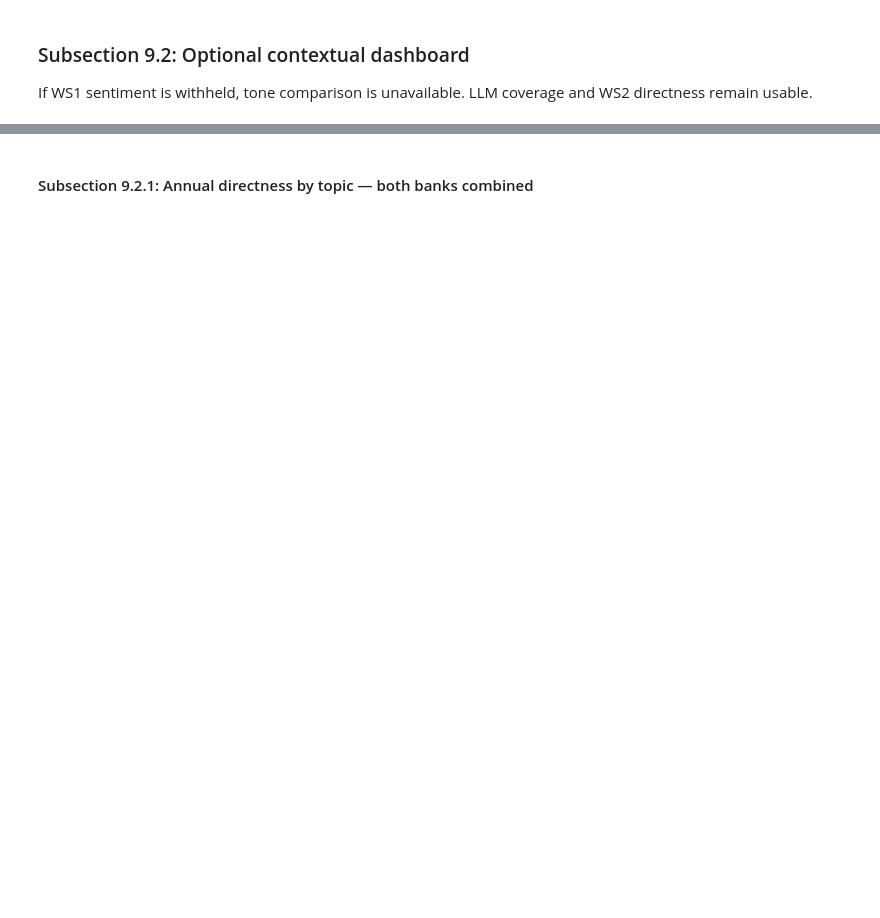
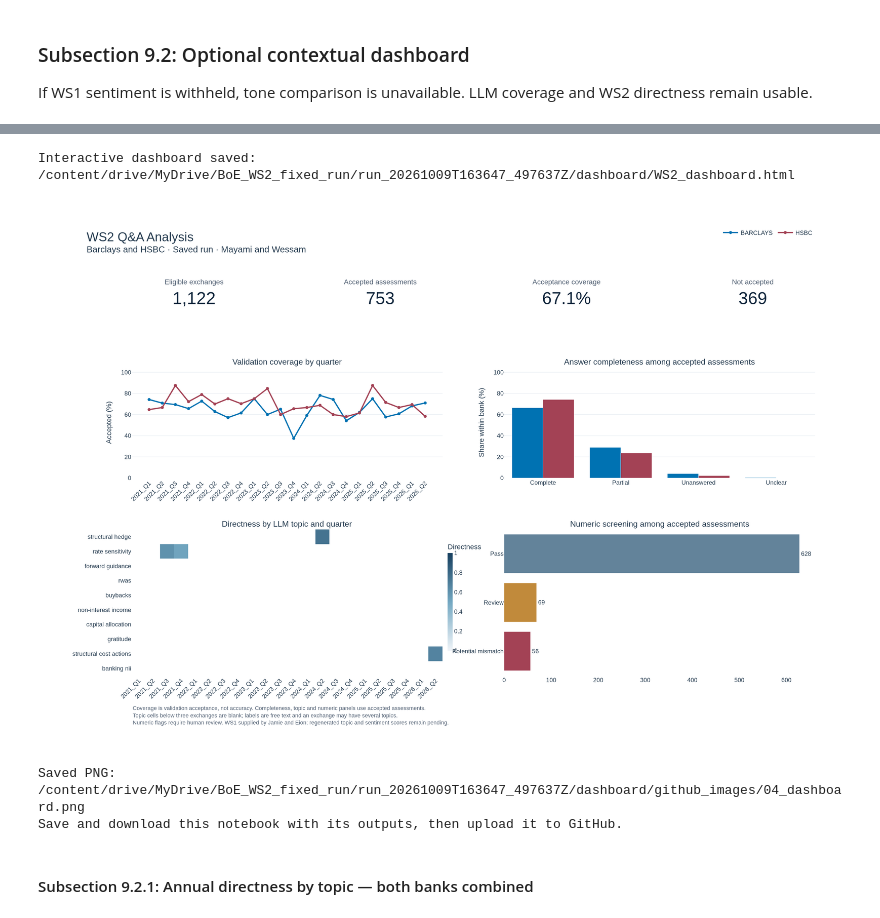
Before and after one commit to Jintoski/CAM_DS_BOE_Team1, a Jupyter notebook: Team1_CAM_EP_Assignment3_notebook_3_llm_signals.ipynb, the cells around one changed output, grey strips where cells are left out. Saved outputs shown, nothing was run; the diff lists cells and outputs as text; code cells hidden in the pictures; blank space fills up the shorter version.

```diff
--- a/Team1_CAM_EP_Assignment3_notebook_3_llm_signals.ipynb
+++ b/Team1_CAM_EP_Assignment3_notebook_3_llm_signals.ipynb
@@ -4307,0 +4478,72 @@ Interactive dashboard saved: /content/drive/MyDrive/BoE_WS2_fixed_run/run_202610
+# %%
+# Subsection 9.2: Original WS2 dashboard with an embedded PNG for GitHub.
+# Uses saved results; no GPU or LLM inference is required.
+
+from pathlib import Path
+from IPython.display import Image, display
+
+if "features" not in globals() or "results" not in globals():
+    raise RuntimeError("Run Subsection 8.6 to load saved results first.")
+
+if "show_dashboard" not in globals():
+    raise RuntimeError(
+        "Run the dashboard definition cell in Subsection 7.3 first."
+    )
+
+# Display the original interactive dashboard.
+dashboard = show_dashboard(
+    features,
+    output_dir=results["output_dir"],
+)
+
+# First try automatic PNG export.
+try:
+    png_bytes = dashboard.to_image(
+        format="png",
+        width=1600,
+        height=1080,
+        scale=2,
+    )
+except Exception as export_error:
+    print("Automatic PNG export failed:", str(export_error)[:300])
+    print(
+        "\nUse the camera icon at the top-right of the dashboard "
+        "above to download its PNG.\n"
+        "Then select that downloaded PNG using the upload button below."
+    )
+
+    # Browser-based camera export avoids the failing Chrome dependency.
+    from google.colab import files
+    uploaded = files.upload()
+
+    png_files = [
+        (name, content)
+        for name, content in uploaded.items()
+        if content.startswith(b"\x89PNG\r\n\x1a\n")
+    ]
+
+    if len(png_files) != 1:
+        raise ValueError(
+            "Please upload exactly one PNG: the original WS2 dashboard."
+        )
+
+    _, png_bytes = png_files[0]
+
+# Save a repository-ready copy.
+image_folder = (
+    Path(results["output_dir"]) / "dashboard" / "github_images"
+)
+image_folder.mkdir(parents=True, exist_ok=True)
+
+png_path = image_folder / "04_dashboard.png"
+png_path.write_bytes(png_bytes)
+
+# Embed image bytes, rather than a Drive link, in the notebook output.
+display(Image(data=png_bytes, width=1100))
+
+print("Saved PNG:", png_path)
+print(
+    "Save and download this notebook with its outputs, "
+    "then upload it to GitHub."
+)
+# %% [output]
@@ -4308,3 +4551,7 @@ Interactive dashboard saved: /content/drive/MyDrive/BoE_WS2_fixed_run/run_202610
+Interactive dashboard saved: /content/drive/MyDrive/BoE_WS2_fixed_run/run_20261009T163647_497637Z/dashboard/WS2_dashboard.html
+[figure, added]
+Saved PNG: /content/drive/MyDrive/BoE_WS2_fixed_run/run_20261009T163647_497637Z/dashboard/github_images/04_dashboard.png
+Save and download this notebook with its outputs, then upload it to GitHub.
 # %% [markdown]
 #### Subsection 9.2.1: Annual directness by topic — both banks combined
 # %%
```
Also changed, not shown: parts of 21 cells of this notebook, 1 other file.
